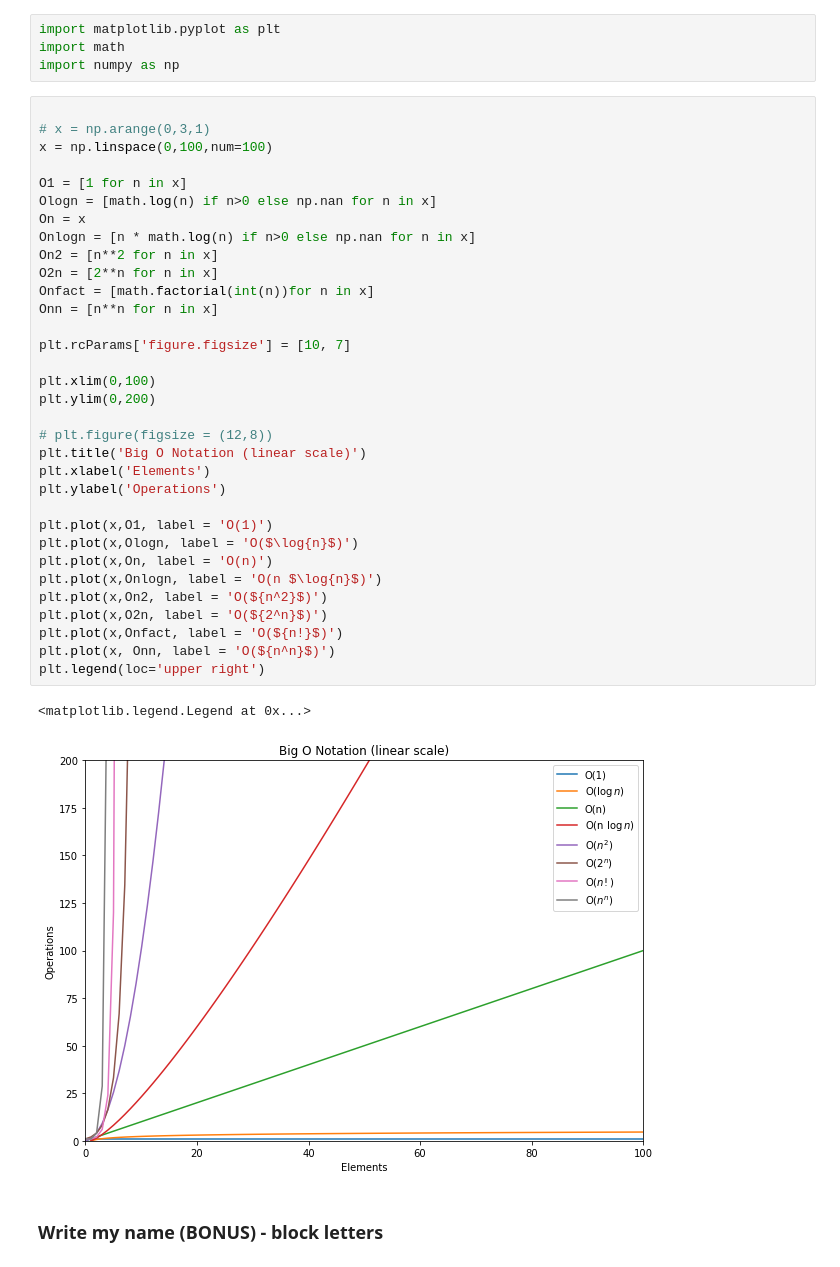
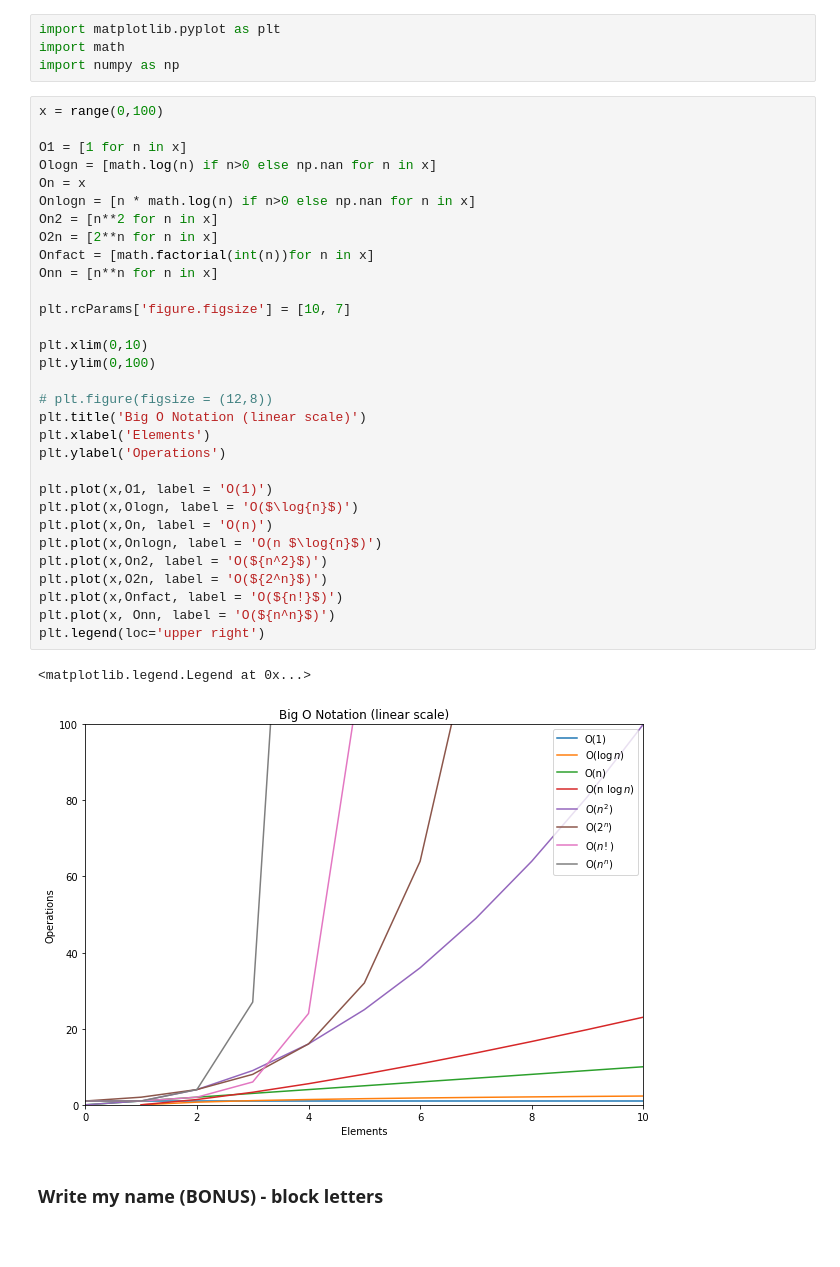
Before and after one commit to jesse-d-marder/numpy-pandas-visualization-exercises, a Jupyter notebook: big_o_notation.ipynb, the cells around one changed output. Drawn from its saved outputs; the diff is of its cells as text.

```diff
--- a/big_o_notation.ipynb
+++ b/big_o_notation.ipynb
@@ -5,41 +5,39 @@ import matplotlib.pyplot as plt
 import math
 import numpy as np
 # %%
-
-# x = np.arange(0,3,1)
-x = np.linspace(0,100,num=100)
+x = range(0,100)
 
 O1 = [1 for n in x]
 Ologn = [math.log(n) if n>0 else np.nan for n in x]
 On = x
 Onlogn = [n * math.log(n) if n>0 else np.nan for n in x]
 On2 = [n**2 for n in x]
 O2n = [2**n for n in x]
 Onfact = [math.factorial(int(n))for n in x]
 Onn = [n**n for n in x]
 
 plt.rcParams['figure.figsize'] = [10, 7]
 
-plt.xlim(0,100)
-plt.ylim(0,200)
+plt.xlim(0,10)
+plt.ylim(0,100)
 
 # plt.figure(figsize = (12,8))
 plt.title('Big O Notation (linear scale)')
 plt.xlabel('Elements')
 plt.ylabel('Operations')
 
 plt.plot(x,O1, label = 'O(1)')
 plt.plot(x,Ologn, label = 'O($\log{n}$)')
 plt.plot(x,On, label = 'O(n)')
 plt.plot(x,Onlogn, label = 'O(n $\log{n}$)')
 plt.plot(x,On2, label = 'O(${n^2}$)')
 plt.plot(x,O2n, label = 'O(${2^n}$)')
 plt.plot(x,Onfact, label = 'O(${n!}$)')
 plt.plot(x, Onn, label = 'O(${n^n}$)')
 plt.legend(loc='upper right')
 # %% [output]
 <matplotlib.legend.Legend at 0x...>
-[figure, old version]
+[figure, new version]
 # %% [markdown]
 ### Write my name (BONUS) - block letters
 # %%
```
